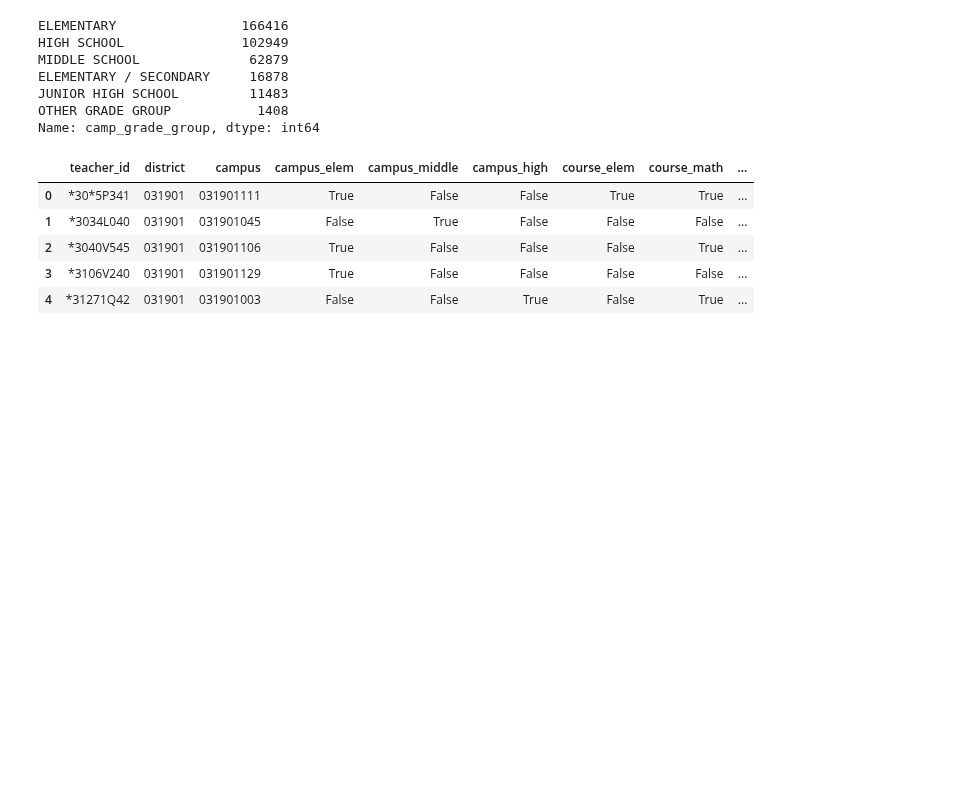
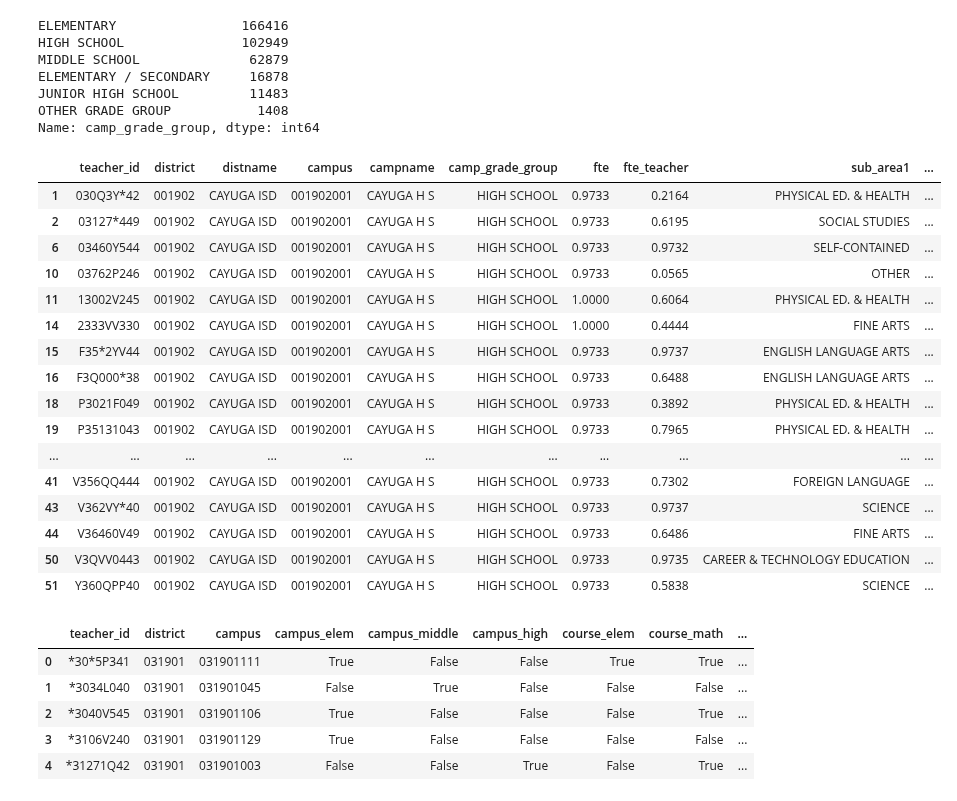
Before and after one commit to KylieLAnglin/dofis, a Jupyter notebook: data_from_tea/Check raw teacher data.ipynb, the cells around one changed output. Saved outputs shown, nothing was run; the diff lists cells and outputs as text; code cells hidden in the pictures; blank space fills up the shorter version.

```diff
--- a/data_from_tea/Check raw teacher data.ipynb
+++ b/data_from_tea/Check raw teacher data.ipynb
@@ -262,6 +426,26 @@ teachers['course_cte'] = np.where(((teachers.sub_area1 == "CAREER & TECHNOLOGY E
                                      (teachers.sub_area3 == "CAREER & TECHNOLOGY EDUCATION") |
                                      (teachers.sub_area4 == "CAREER & TECHNOLOGY EDUCATION") |
                                      (teachers.sub_area5 == "CAREER & TECHNOLOGY EDUCATION")), True, False)
+# %%
+teachers[teachers.campus == '001902001']
+# %% [output]
+|  | teacher_id | district | distname | campus | campname | camp_grade_group | fte | fte_teacher | sub_area1 | ... |
+| 1 | 030Q3Y*42 | 001902 | CAYUGA ISD | 001902001 | CAYUGA H S | HIGH SCHOOL | 0.9733 | 0.2164 | PHYSICAL ED. & HEALTH | ... |
+| 2 | 03127*449 | 001902 | CAYUGA ISD | 001902001 | CAYUGA H S | HIGH SCHOOL | 0.9733 | 0.6195 | SOCIAL STUDIES | ... |
+| 6 | 03460Y544 | 001902 | CAYUGA ISD | 001902001 | CAYUGA H S | HIGH SCHOOL | 0.9733 | 0.9732 | SELF-CONTAINED | ... |
+| 10 | 03762P246 | 001902 | CAYUGA ISD | 001902001 | CAYUGA H S | HIGH SCHOOL | 0.9733 | 0.0565 | OTHER | ... |
+| 11 | 13002V245 | 001902 | CAYUGA ISD | 001902001 | CAYUGA H S | HIGH SCHOOL | 1.0000 | 0.6064 | PHYSICAL ED. & HEALTH | ... |
+| 14 | 2333VV330 | 001902 | CAYUGA ISD | 001902001 | CAYUGA H S | HIGH SCHOOL | 1.0000 | 0.4444 | FINE ARTS | ... |
+| 15 | F35*2YV44 | 001902 | CAYUGA ISD | 001902001 | CAYUGA H S | HIGH SCHOOL | 0.9733 | 0.9737 | ENGLISH LANGUAGE ARTS | ... |
+| 16 | F3Q000*38 | 001902 | CAYUGA ISD | 001902001 | CAYUGA H S | HIGH SCHOOL | 0.9733 | 0.6488 | ENGLISH LANGUAGE ARTS | ... |
+| 18 | P3021F049 | 001902 | CAYUGA ISD | 001902001 | CAYUGA H S | HIGH SCHOOL | 0.9733 | 0.3892 | PHYSICAL ED. & HEALTH | ... |
+| 19 | P35131043 | 001902 | CAYUGA ISD | 001902001 | CAYUGA H S | HIGH SCHOOL | 0.9733 | 0.7965 | PHYSICAL ED. & HEALTH | ... |
+| ... | ... | ... | ... | ... | ... | ... | ... | ... | ... | ... |
+| 41 | V356QQ444 | 001902 | CAYUGA ISD | 001902001 | CAYUGA H S | HIGH SCHOOL | 0.9733 | 0.7302 | FOREIGN LANGUAGE | ... |
+| 43 | V362VY*40 | 001902 | CAYUGA ISD | 001902001 | CAYUGA H S | HIGH SCHOOL | 0.9733 | 0.9737 | SCIENCE | ... |
+| 44 | V36460V49 | 001902 | CAYUGA ISD | 001902001 | CAYUGA H S | HIGH SCHOOL | 0.9733 | 0.6486 | FINE ARTS | ... |
+| 50 | V3QVV0443 | 001902 | CAYUGA ISD | 001902001 | CAYUGA H S | HIGH SCHOOL | 0.9733 | 0.9735 | CAREER & TECHNOLOGY EDUCATION | ... |
+| 51 | Y360QPP40 | 001902 | CAYUGA ISD | 001902001 | CAYUGA H S | HIGH SCHOOL | 0.9733 | 0.5838 | SCIENCE | ... |
 # %%
 teachers = teachers[['teacher_id', 'district', 'campus', 'campus_elem', 'campus_middle', 'campus_high', 'course_elem', 'course_math', 'course_science', 'course_cte']]
 teachers.head()
```
Also changed, not shown: parts of 17 cells of this notebook, 3 other files.
